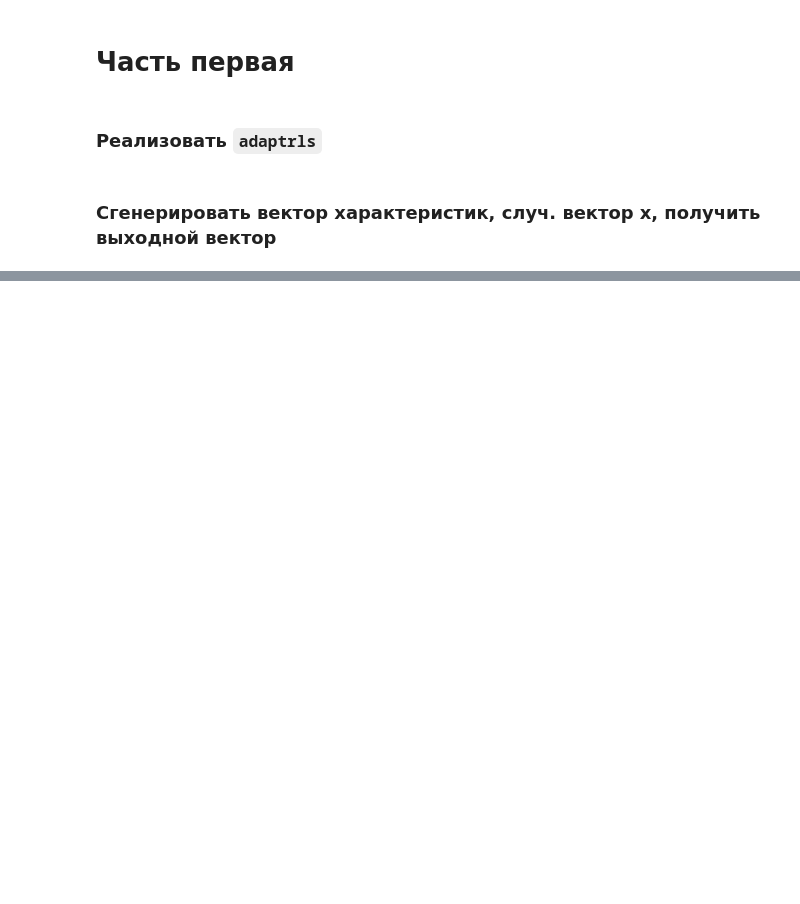
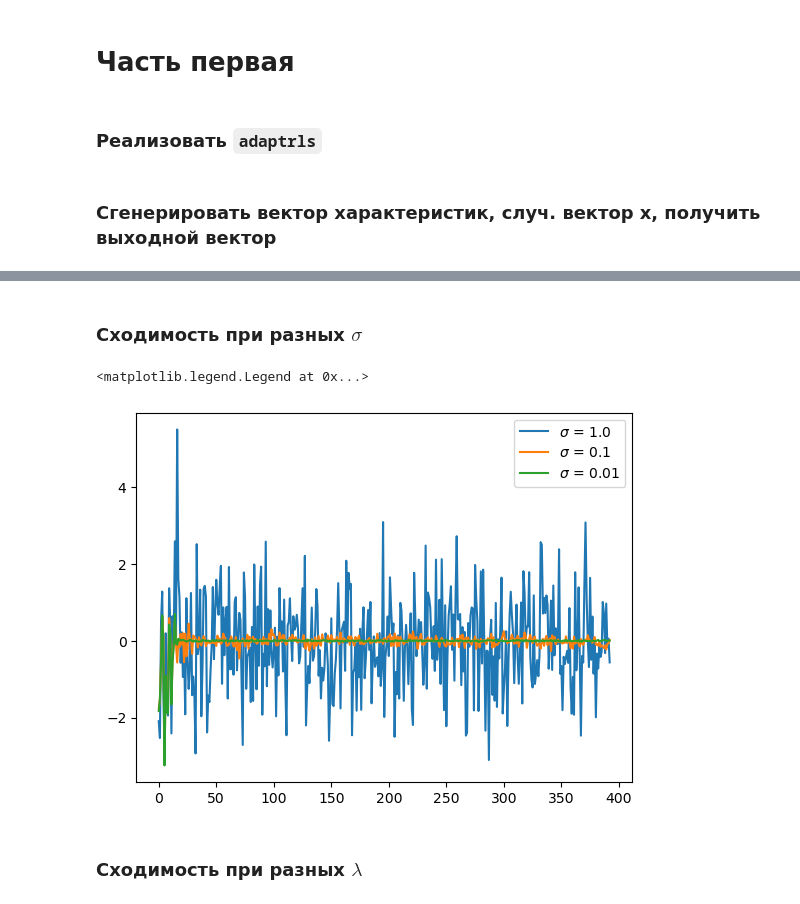
Before and after one commit to EHAT32/inverse, a Jupyter notebook: 25_11/rls.ipynb, the cells around one changed output, grey strips where cells are left out. Cells and saved outputs as stored; diff of their text form; code cells hidden in the pictures; blank space fills up the shorter version.

```diff
--- a/25_11/rls.ipynb
+++ b/25_11/rls.ipynb
@@ -56,0 +53,15 @@ print(e)
+# %% [markdown]
+### Сходимость при разных $\sigma$
+# %%
+sigmaRange = np.logspace(-2, 0, 3)
+sigmaRange = np.flip(sigmaRange)
+for sigma in sigmaRange:
+    d = signal.lfilter(h, 1, x) + np.random.normal(0, sigma, len(x))
+    w, e = adaptrls(x, d)
+    plt.plot(e, label = f'$\sigma$ = {sigma}')
+plt.legend()
+# %% [output]
+<matplotlib.legend.Legend at 0x...>
+[figure, added]
+# %% [markdown]
+### Сходимость при разных $\lambda$
```
Also changed, not shown: parts of 12 cells of this notebook.
